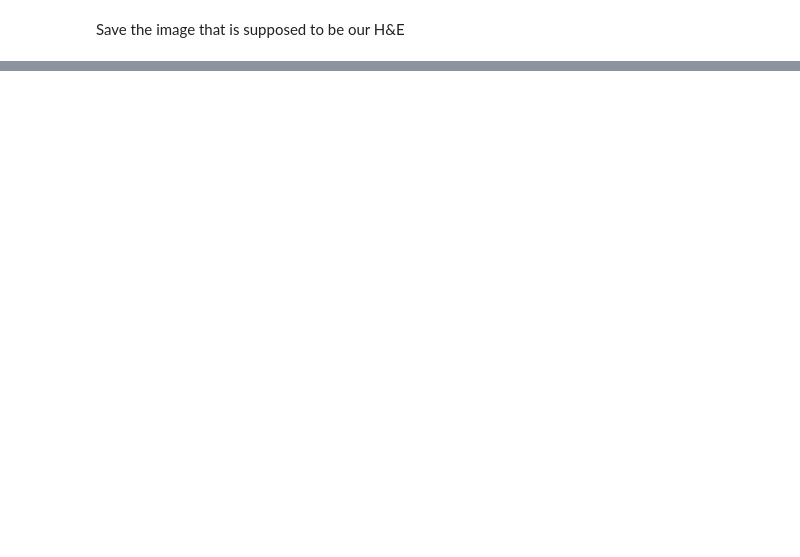
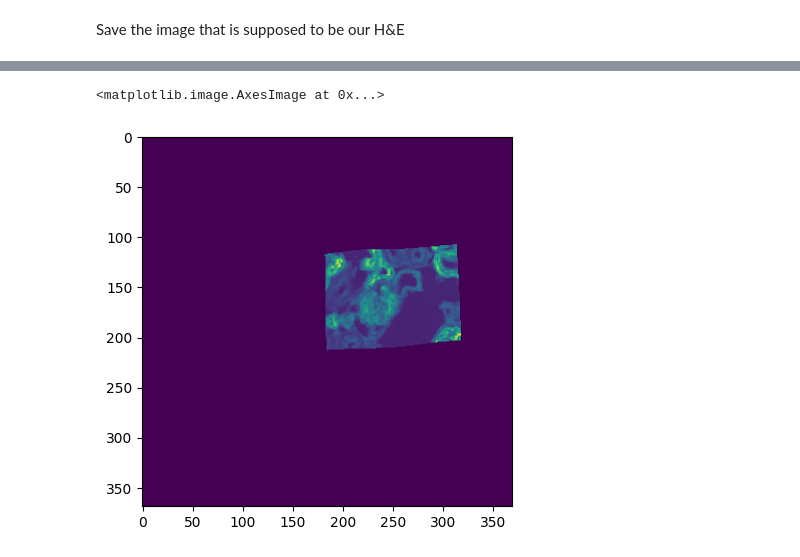
Before and after one commit to krastegar/MALDI_Metabolomics, a Jupyter notebook: notebooks/test_data.ipynb, the cells around one changed output, grey strips where cells are left out. Saved outputs shown, nothing was run; the diff lists cells and outputs as text; code cells hidden in the pictures; blank space fills up the shorter version.

```diff
--- a/notebooks/test_data.ipynb
+++ b/notebooks/test_data.ipynb
@@ -464,0 +593,27 @@ Rendering 269,511 points total, 262,640 with signal
+# %%
+# Start from original moving image, not the affine-warped result
+composite = sitk.CompositeTransform(2)
+composite.AddTransform(output_transform)   # existing affine (fixed→moving)
+
+# B-spline adds fine deformation on top
+bspline_tx = sitk.BSplineTransformInitializer(fixed_img, [10, 10])
+composite.AddTransform(bspline_tx)
+
+R = sitk.ImageRegistrationMethod()
+R.SetMetricAsMattesMutualInformation(50)
+R.SetOptimizerAsGradientDescentLineSearch(
+    5.0, 100, convergenceMinimumValue=1e-4, convergenceWindowSize=5
+)
+R.SetOptimizerScalesFromPhysicalShift()
+R.SetInitialTransform(composite, inPlace=True)   # optimises only the B-spline DOF
+R.SetMovingInitialTransform(sitk.Transform())    # affine already in composite
+R.SetInterpolator(sitk.sitkLinear)
+R.SetShrinkFactorsPerLevel([4, 2, 1])
+R.SetSmoothingSigmasPerLevel([4, 2, 1])
+
+outTx = R.Execute(fixed_img, moving_image)   # ← original moving, not output_image
+
+# Apply full composite (affine + B-spline) to original moving
+refined_img = sitk.Resample(
+    moving_image, fixed_img, transform=outTx, defaultPixelValue=0
+)
@@ -464,0 +639,5 @@ Rendering 269,511 points total, 262,640 with signal
+# %%
+plt.imshow(sitk.GetArrayFromImage(refined_img))
+# %% [output]
+<matplotlib.image.AxesImage at 0x...>
+[figure, added]
```
Also changed, not shown: parts of 22 cells of this notebook, 3 other files.
